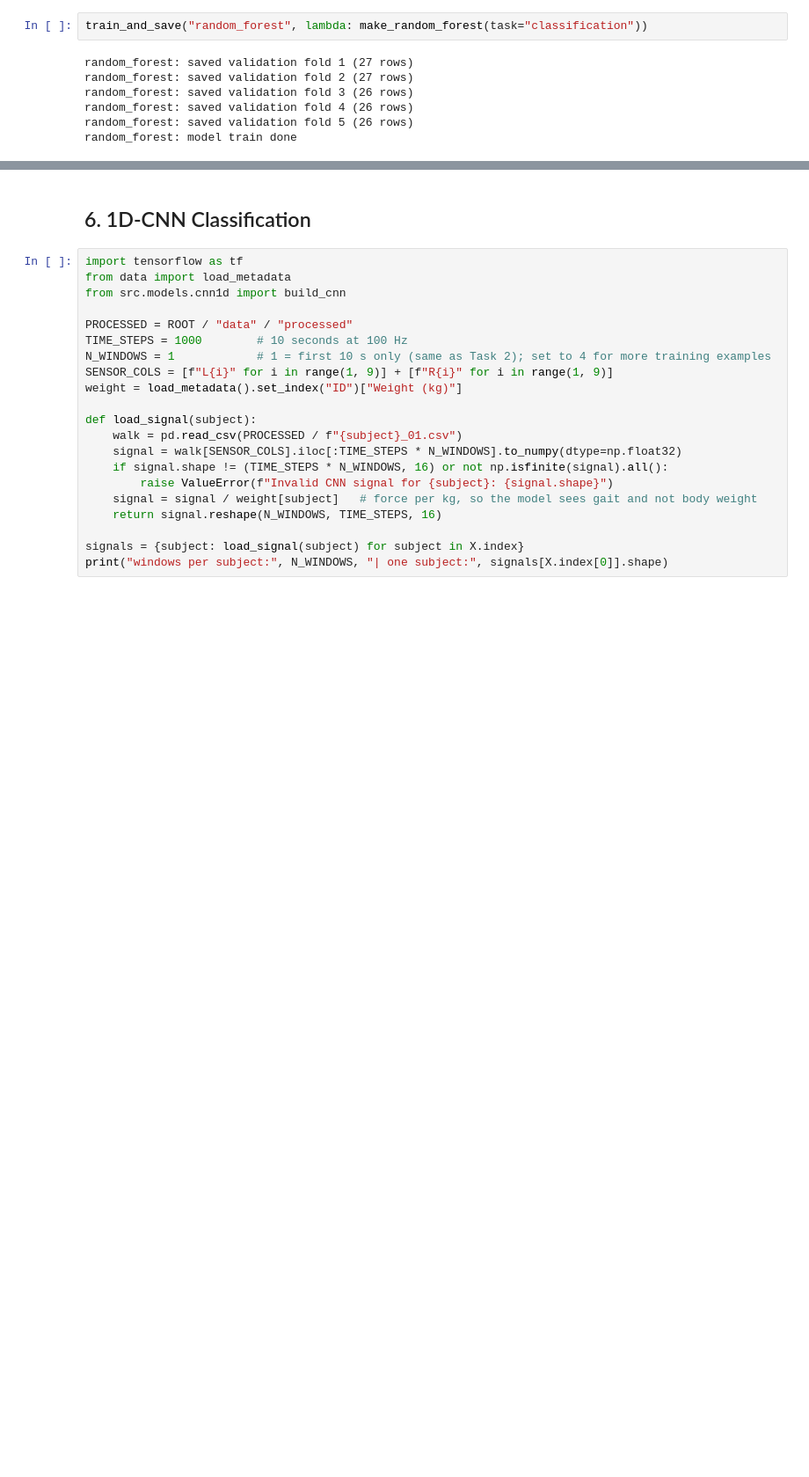
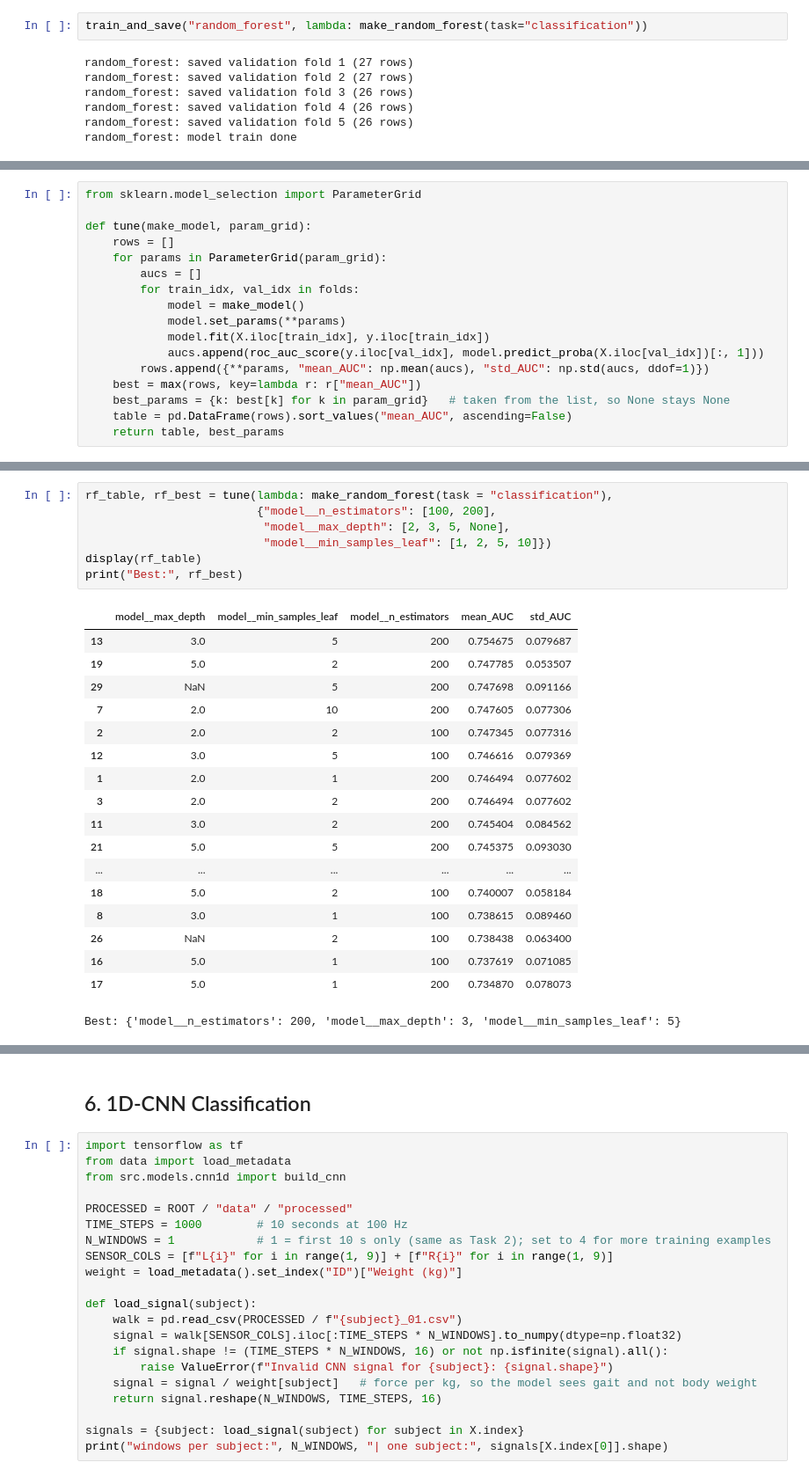
Before and after one commit to yenfay/it1244-project, a Jupyter notebook: notebooks/task1_classification.ipynb, the cells around one changed output, grey strips where cells are left out. Shown at 88% size. Saved outputs shown, nothing was run; the diff lists cells and outputs as text; blank space fills up the shorter version.

```diff
--- a/notebooks/task1_classification.ipynb
+++ b/notebooks/task1_classification.ipynb
@@ -144,0 +147,17 @@ random_forest: model train done
+# %%
+from sklearn.model_selection import ParameterGrid
+
+def tune(make_model, param_grid):
+    rows = []
+    for params in ParameterGrid(param_grid):
+        aucs = []
+        for train_idx, val_idx in folds:
+            model = make_model()
+            model.set_params(**params)
+            model.fit(X.iloc[train_idx], y.iloc[train_idx])
+            aucs.append(roc_auc_score(y.iloc[val_idx], model.predict_proba(X.iloc[val_idx])[:, 1]))
+        rows.append({**params, "mean_AUC": np.mean(aucs), "std_AUC": np.std(aucs, ddof=1)})
+    best = max(rows, key=lambda r: r["mean_AUC"])
+    best_params = {k: best[k] for k in param_grid}   # taken from the list, so None stays None
+    table = pd.DataFrame(rows).sort_values("mean_AUC", ascending=False)
+    return table, best_params
@@ -144,0 +176,26 @@ random_forest: model train done
+# %%
+rf_table, rf_best = tune(lambda: make_random_forest(task = "classification"),
+                         {"model__n_estimators": [100, 200],
+                          "model__max_depth": [2, 3, 5, None],
+                          "model__min_samples_leaf": [1, 2, 5, 10]})
+display(rf_table)
+print("Best:", rf_best)
+# %% [output]
+|  | model__max_depth | model__min_samples_leaf | model__n_estimators | mean_AUC | std_AUC |
+| 13 | 3.0 | 5 | 200 | 0.754675 | 0.079687 |
+| 19 | 5.0 | 2 | 200 | 0.747785 | 0.053507 |
+| 29 | NaN | 5 | 200 | 0.747698 | 0.091166 |
+| 7 | 2.0 | 10 | 200 | 0.747605 | 0.077306 |
+| 2 | 2.0 | 2 | 100 | 0.747345 | 0.077316 |
+| 12 | 3.0 | 5 | 100 | 0.746616 | 0.079369 |
+| 1 | 2.0 | 1 | 200 | 0.746494 | 0.077602 |
+| 3 | 2.0 | 2 | 200 | 0.746494 | 0.077602 |
+| 11 | 3.0 | 2 | 200 | 0.745404 | 0.084562 |
+| 21 | 5.0 | 5 | 200 | 0.745375 | 0.093030 |
+| ... | ... | ... | ... | ... | ... |
+| 18 | 5.0 | 2 | 100 | 0.740007 | 0.058184 |
+| 8 | 3.0 | 1 | 100 | 0.738615 | 0.089460 |
+| 26 | NaN | 2 | 100 | 0.738438 | 0.063400 |
+| 16 | 5.0 | 1 | 100 | 0.737619 | 0.071085 |
+| 17 | 5.0 | 1 | 200 | 0.734870 | 0.078073 |
+Best: {'model__n_estimators': 200, 'model__max_depth': 3, 'model__min_samples_leaf': 5}
```
Also changed, not shown: parts of 4 cells of this notebook.
